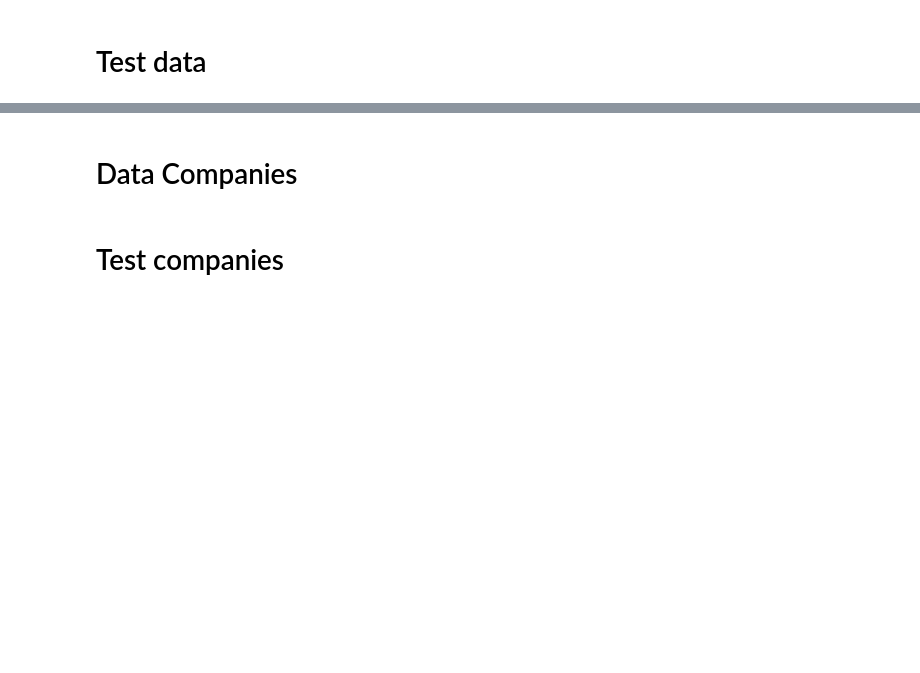
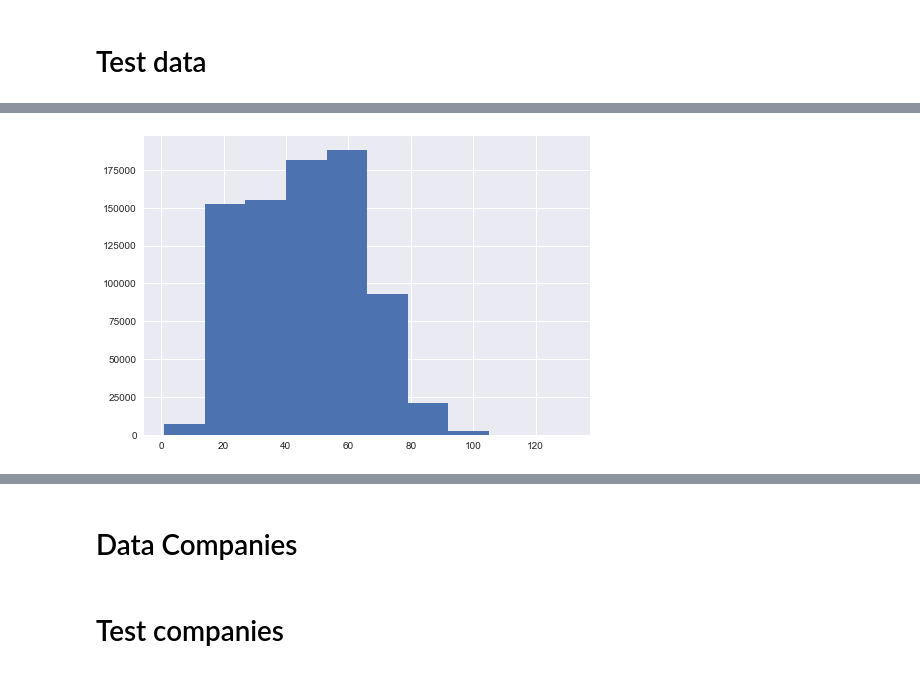
Before and after one commit to nathanquinteiro/fraud_detection_model_CS, a Jupyter notebook: Data_tansformation.ipynb, the cells around one changed output, grey strips where cells are left out. Drawn from its saved outputs; the diff is of its cells as text; code cells hidden in the pictures; blank space fills up the shorter version.

```diff
--- a/Data_tansformation.ipynb
+++ b/Data_tansformation.ipynb
@@ -171,12 +172,10 @@ data_people.head()
 # %%
-data_people['age_temp'] = data_people['age'].apply(lambda x: 0 if x<18 else(1 if x<49 else (2 if x<100 else 3)))
-data_people = data_people.join(pandas.get_dummies(data_people['age_temp']))
-data_people = data_people.join(pandas.get_dummies(data_people['nationality']))
-data_people  = data_people.drop("age_temp", axis=1)
-data_people  = data_people.drop("nationality", axis=1)
+data_people_train['age_temp'] = data_people_train['age'].apply(lambda x: 0 if x<18 else(1 if x<49 else (2 if x<100 else 3)))
+data_people_train = data_people_train.join(pandas.get_dummies(data_people_train['age_temp']))
+data_people_train  = data_people_train.drop("age_temp", axis=1)
 
 for col in ["age"]:
-    mean = data_people[col].mean()
-    std = data_people[col].std()
+    mean = data_people_train[col].mean()
+    std = data_people_train[col].std()
     mean_dict[col] = (mean,std)
-    data_people[col] = data_people[col].apply(lambda x: (x-mean)/std)
+    data_people_train[col] = data_people_train[col].apply(lambda x: (x-mean)/std)
@@ -190,0 +261,5 @@ data_people_test = data_test[data_test['category'] == 0]
+# %%
+plt.hist(data_people['age'], bins=10)
+plt.show()
+# %% [output]
+[figure, added]
```
Also changed, not shown: parts of 57 cells of this notebook, 1 other file.
